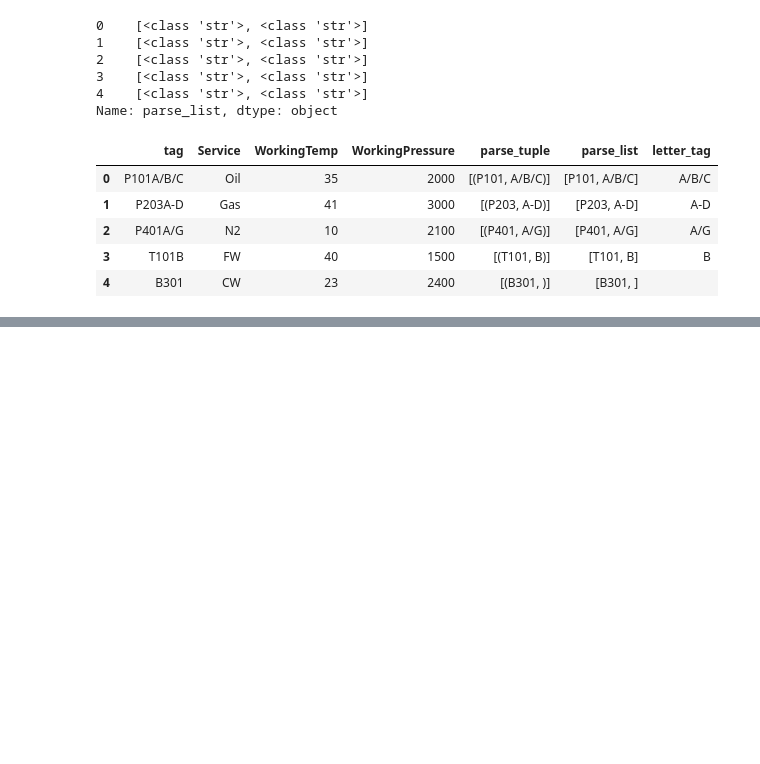
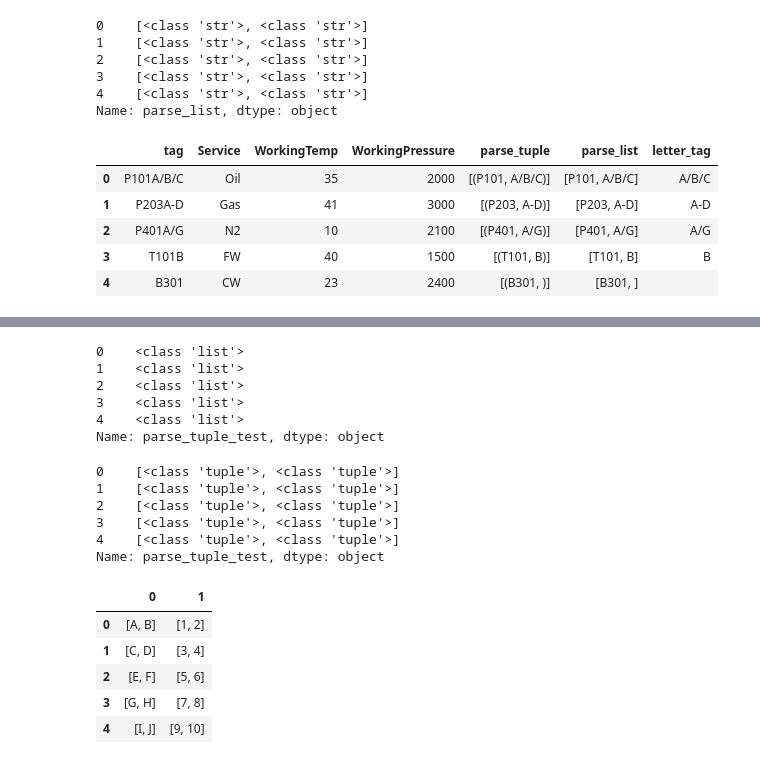
Before and after one commit to sknman92/Alteryx-Challenges-in-Python, a Jupyter notebook: Challenge 402_Parsing Equipment Tags.ipynb, the cells around one changed output, grey strips where cells are left out. Drawn from its saved outputs; the diff is of its cells as text; code cells hidden in the pictures; blank space fills up the shorter version.

```diff
--- a/Challenge 402_Parsing Equipment Tags.ipynb
+++ b/Challenge 402_Parsing Equipment Tags.ipynb
@@ -108,0 +150,41 @@ df.head()
+# %%
+df_gk['parse_tuple_test'].apply(type)
+# %% [output]
+0    <class 'list'>
+1    <class 'list'>
+2    <class 'list'>
+3    <class 'list'>
+4    <class 'list'>
+Name: parse_tuple_test, dtype: object
+# %%
+df_gk['parse_tuple_test'].apply(lambda x: [type(i) for i in x])
+# %% [output]
+0    [<class 'tuple'>, <class 'tuple'>]
+1    [<class 'tuple'>, <class 'tuple'>]
+2    [<class 'tuple'>, <class 'tuple'>]
+3    [<class 'tuple'>, <class 'tuple'>]
+4    [<class 'tuple'>, <class 'tuple'>]
+Name: parse_tuple_test, dtype: object
+# %%
+# test 1
+
+def parse_loop_func(row):
+
+    parse_loop_list = []
+
+    for list_ in row:
+
+        list_ = list(list_)
+
+        parse_loop_list.append(list_)
+
+    return parse_loop_list
+# %%
+df_gk['parse_tuple_test'].apply(lambda x: pd.Series((parse_loop_func(x)))) # applying func using lambda with pd.Series to split into col
+# %% [output]
+|  | 0 | 1 |
+| 0 | [A, B] | [1, 2] |
+| 1 | [C, D] | [3, 4] |
+| 2 | [E, F] | [5, 6] |
+| 3 | [G, H] | [7, 8] |
+| 4 | [I, J] | [9, 10] |
```
Also changed, not shown: parts of 13 cells of this notebook.
